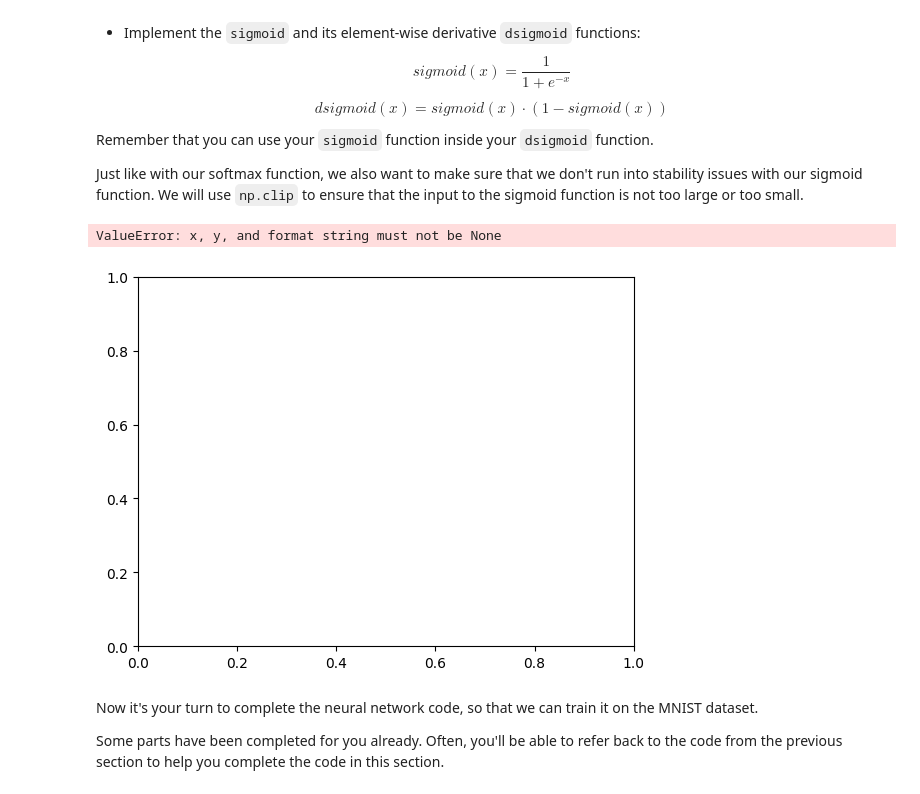
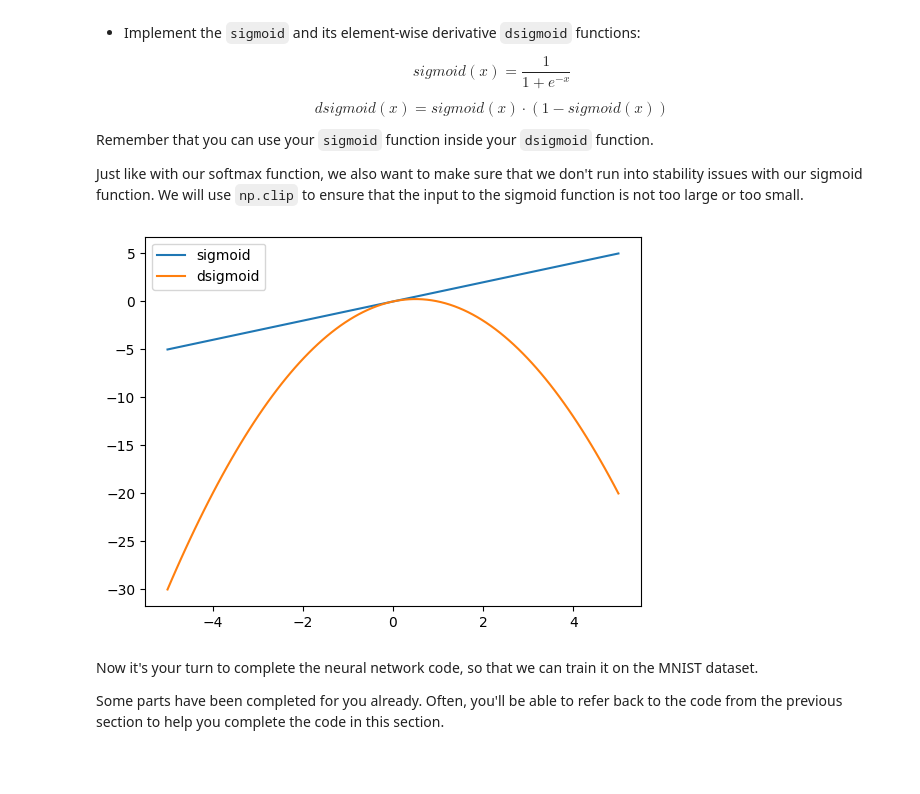
Before and after one commit to okekejus/deep_learning, a Jupyter notebook: 01_materials/labs/lab_2.ipynb, the cells around one changed output. Drawn from its saved outputs; the diff is of its cells as text; code cells hidden in the pictures; blank space fills up the shorter version.

```diff
--- a/01_materials/labs/lab_2.ipynb
+++ b/01_materials/labs/lab_2.ipynb
@@ -321,21 +321,21 @@ Just like with our softmax function, we also want to make sure that we don't run
 # %%
 def sigmoid(X):
     # Clip X to prevent overflow or underflow
     X = np.clip(X, -500, 500) # This ensures that np.exp(X) doesn't overflow
-    return None # TODO
+    return X
 
 
 def dsigmoid(X):
-    return None # TODO
+    X = sigmoid(X) * (1 - sigmoid(X))
+    return X
 
 
 x = np.linspace(-5, 5, 100)
 plt.plot(x, sigmoid(x), label='sigmoid')
 plt.plot(x, dsigmoid(x), label='dsigmoid')
 plt.legend(loc='best');
 # %% [output]
-ValueError: x, y, and format string must not be None
-[figure, old version]
+[figure, new version]
 # %% [markdown]
 Now it's your turn to complete the neural network code, so that we can train it on the MNIST dataset.
 
```
Also changed, not shown: parts of 8 cells of this notebook.
